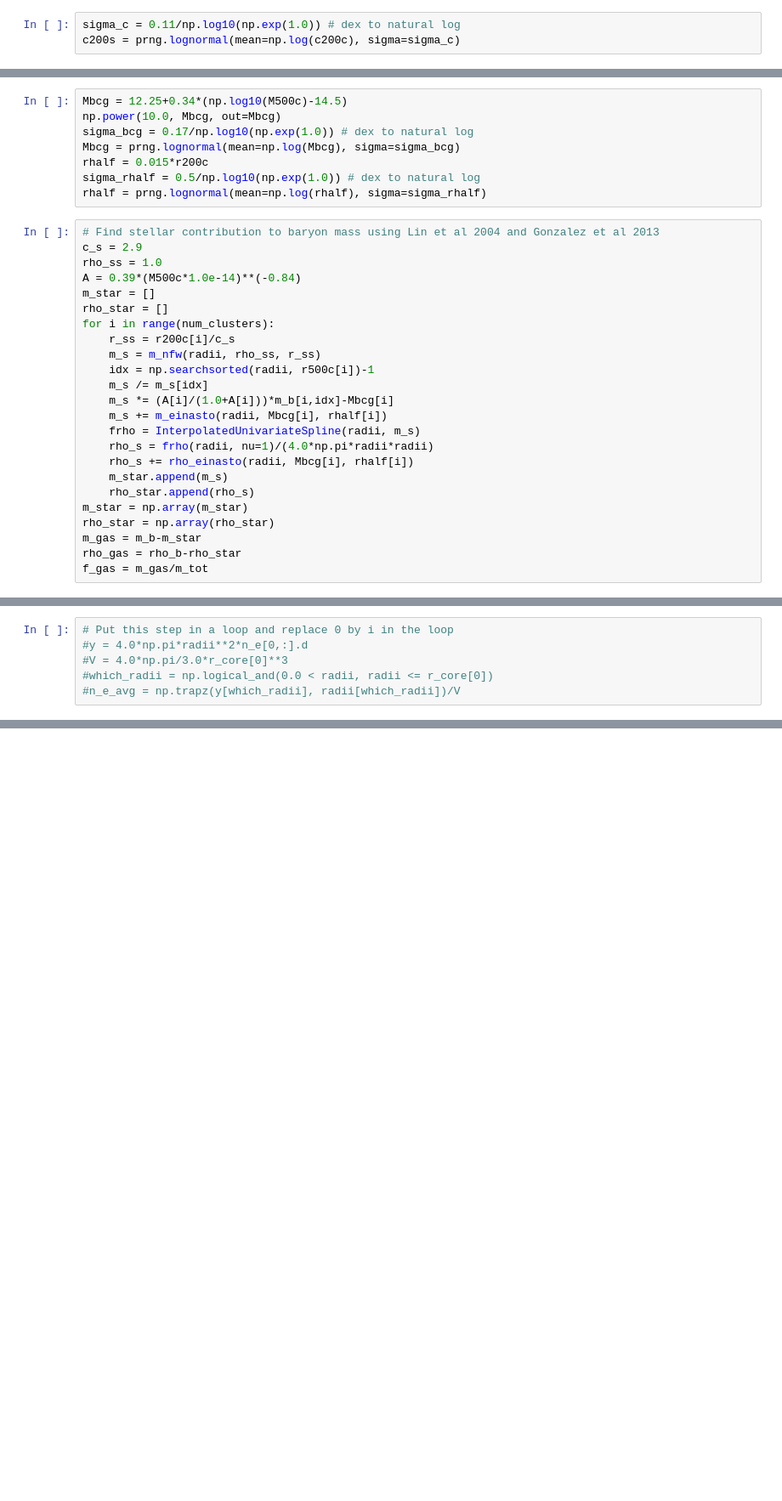
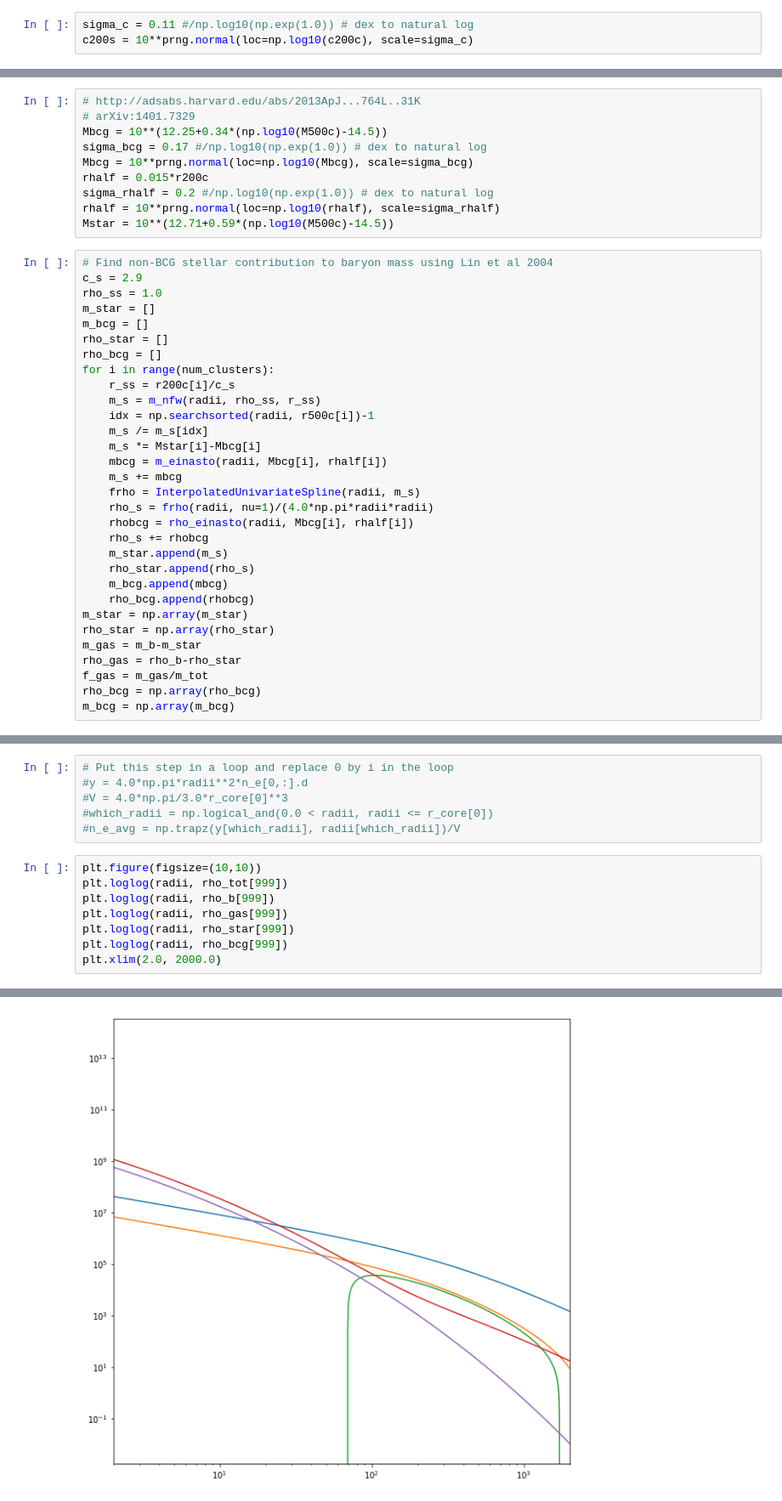
Before and after one commit to JacobSims29/eg_clusters, a Jupyter notebook: eg_nfw_halos.ipynb, the cells around one changed output, grey strips where cells are left out. Shown: that part at 85% size. Saved outputs shown, nothing was run; the diff lists cells and outputs as text; blank space fills up the shorter version.

```diff
--- a/eg_nfw_halos.ipynb
+++ b/eg_nfw_halos.ipynb
@@ -44,8 +44,8 @@ a = 0.905
 logc = a+b*np.log10(M200c/(1.0e12/h))
 c200c = 10**logc
 # %%
-sigma_c = 0.11/np.log10(np.exp(1.0)) # dex to natural log
-c200s = prng.lognormal(mean=np.log(c200c), sigma=sigma_c)
+sigma_c = 0.11 #/np.log10(np.exp(1.0)) # dex to natural log
+c200s = 10**prng.normal(loc=np.log10(c200c), scale=sigma_c)
 # %%
 r_s = r200c/c200s
 # %%
@@ -106,37 +103,46 @@ def m_einasto(r, M, r_half):
     s = r/h
     return M*(1.0-gammaincc(3*n_s,s**invn))
 # %%
-Mbcg = 12.25+0.34*(np.log10(M500c)-14.5)
-np.power(10.0, Mbcg, out=Mbcg)
-sigma_bcg = 0.17/np.log10(np.exp(1.0)) # dex to natural log
-Mbcg = prng.lognormal(mean=np.log(Mbcg), sigma=sigma_bcg)
+# http://adsabs.harvard.edu/abs/2013ApJ...764L..31K
+# arXiv:1401.7329
+Mbcg = 10**(12.25+0.34*(np.log10(M500c)-14.5))
+sigma_bcg = 0.17 #/np.log10(np.exp(1.0)) # dex to natural log
+Mbcg = 10**prng.normal(loc=np.log10(Mbcg), scale=sigma_bcg)
 rhalf = 0.015*r200c
-sigma_rhalf = 0.5/np.log10(np.exp(1.0)) # dex to natural log
-rhalf = prng.lognormal(mean=np.log(rhalf), sigma=sigma_rhalf)
+sigma_rhalf = 0.2 #/np.log10(np.exp(1.0)) # dex to natural log
+rhalf = 10**prng.normal(loc=np.log10(rhalf), scale=sigma_rhalf)
+Mstar = 10**(12.71+0.59*(np.log10(M500c)-14.5))
 # %%
-# Find stellar contribution to baryon mass using Lin et al 2004 and Gonzalez et al 2013
+# Find non-BCG stellar contribution to baryon mass using Lin et al 2004
 c_s = 2.9
 rho_ss = 1.0
-A = 0.39*(M500c*1.0e-14)**(-0.84)
 m_star = []
+m_bcg = []
 rho_star = []
+rho_bcg = []
 for i in range(num_clusters):
     r_ss = r200c[i]/c_s
     m_s = m_nfw(radii, rho_ss, r_ss)
     idx = np.searchsorted(radii, r500c[i])-1
     m_s /= m_s[idx]
-    m_s *= (A[i]/(1.0+A[i]))*m_b[i,idx]-Mbcg[i]
-    m_s += m_einasto(radii, Mbcg[i], rhalf[i])
+    m_s *= Mstar[i]-Mbcg[i]
+    mbcg = m_einasto(radii, Mbcg[i], rhalf[i])
+    m_s += mbcg
     frho = InterpolatedUnivariateSpline(radii, m_s)
     rho_s = frho(radii, nu=1)/(4.0*np.pi*radii*radii)
-    rho_s += rho_einasto(radii, Mbcg[i], rhalf[i])
+    rhobcg = rho_einasto(radii, Mbcg[i], rhalf[i])
+    rho_s += rhobcg
     m_star.append(m_s)
     rho_star.append(rho_s)
+    m_bcg.append(mbcg)
+    rho_bcg.append(rhobcg)
 m_star = np.array(m_star)
 rho_star = np.array(rho_star)
 m_gas = m_b-m_star
 rho_gas = rho_b-rho_star
 f_gas = m_gas/m_tot
+rho_bcg = np.array(rho_bcg)
+m_bcg = np.array(m_bcg)
 # %%
 #r_core = 0.012*r500c
 # %%
@@ -145,3 +151,12 @@ f_gas = m_gas/m_tot
 #V = 4.0*np.pi/3.0*r_core[0]**3
 #which_radii = np.logical_and(0.0 < radii, radii <= r_core[0])
 #n_e_avg = np.trapz(y[which_radii], radii[which_radii])/V
+# %%
+plt.figure(figsize=(10,10))
+plt.loglog(radii, rho_tot[999])
+plt.loglog(radii, rho_b[999])
+plt.loglog(radii, rho_gas[999])
+plt.loglog(radii, rho_star[999])
+plt.loglog(radii, rho_bcg[999])
+plt.xlim(2.0, 2000.0)
+# %% [output]
@@ -148,2 +164,3 @@ f_gas = m_gas/m_tot
+[figure, added]
 # %%
 plt.figure(figsize=(10,10))
```
Also changed, not shown: parts of 4 cells of this notebook.
